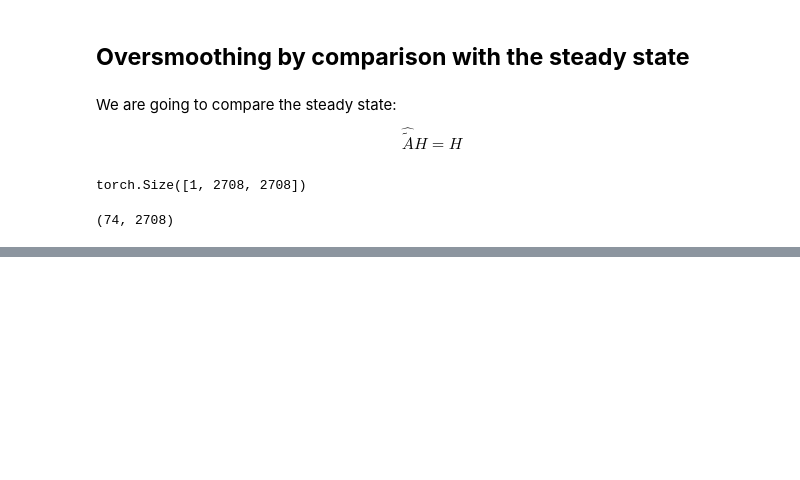
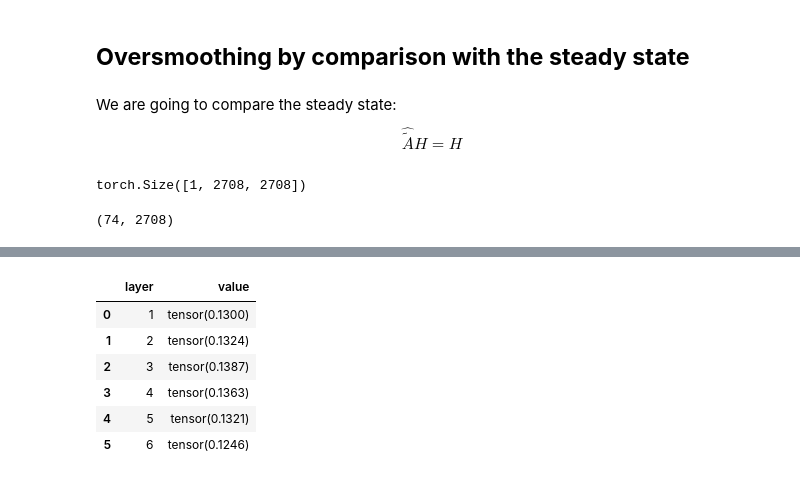
Before and after one commit to achrafash/gnn-receptive-fields, a Jupyter notebook: 03_smoothing_metrics.ipynb, the cells around one changed output, grey strips where cells are left out. Cells and saved outputs as stored; diff of their text form; code cells hidden in the pictures; blank space fills up the shorter version.

```diff
--- a/03_smoothing_metrics.ipynb
+++ b/03_smoothing_metrics.ipynb
@@ -608,0 +891,3 @@ eigenvectors[eigenvalues == 1].shape
+# %%
+# clean values during training
+model.values.drop(model.values.index, inplace=True)
@@ -608,0 +906,10 @@ eigenvectors[eigenvalues == 1].shape
+# %%
+model.values
+# %% [output]
+|  | layer | value |
+| 0 | 1 | tensor(0.1300) |
+| 1 | 2 | tensor(0.1324) |
+| 2 | 3 | tensor(0.1387) |
+| 3 | 4 | tensor(0.1363) |
+| 4 | 5 | tensor(0.1321) |
+| 5 | 6 | tensor(0.1246) |
```
Also changed, not shown: parts of 40 cells of this notebook.
